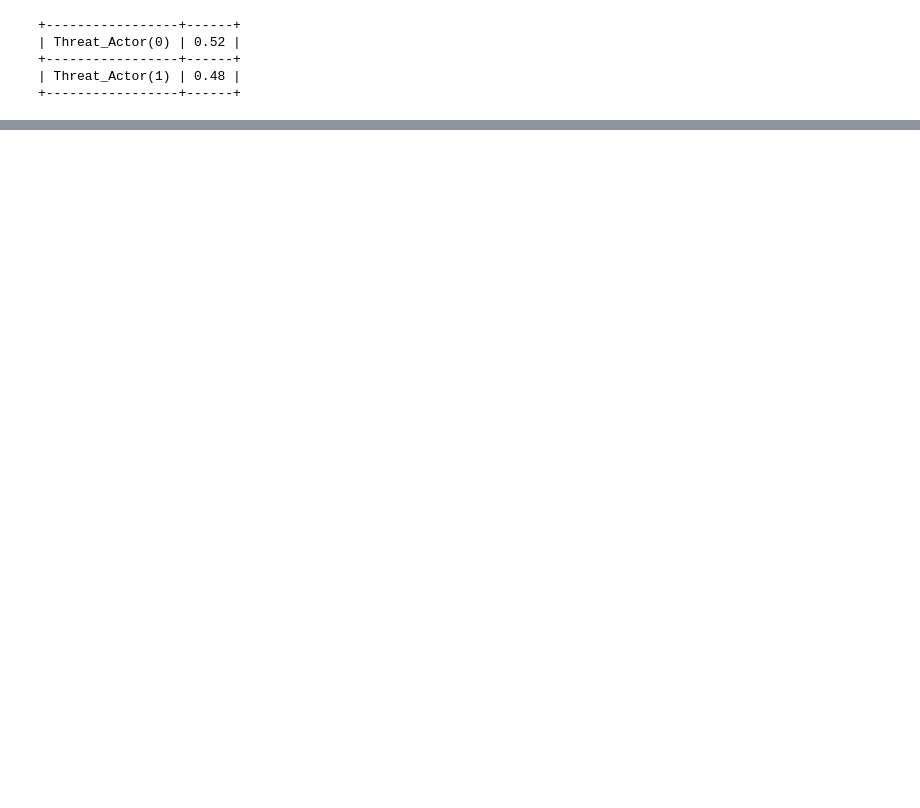
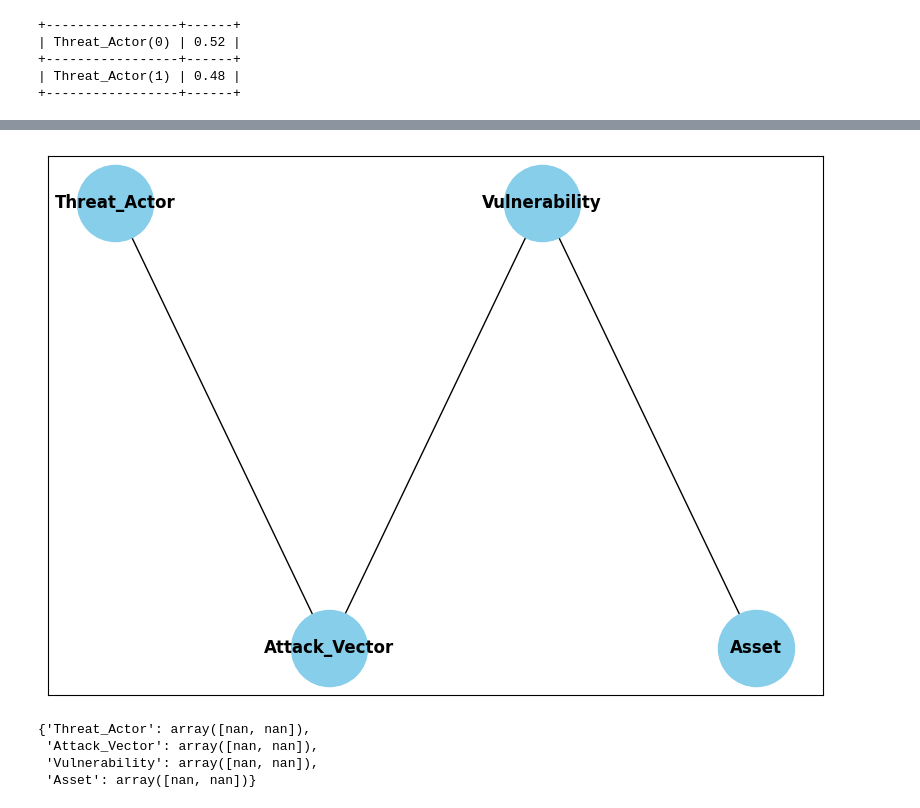
Before and after one commit to Swaroop-Srisailam/Bayesian-Risk-Assessment-using-Cybersecurity-Data, a Jupyter notebook: main.ipynb, the cells around one changed output, grey strips where cells are left out. Saved outputs shown, nothing was run; the diff lists cells and outputs as text; code cells hidden in the pictures; blank space fills up the shorter version.

```diff
--- a/main.ipynb
+++ b/main.ipynb
@@ -203,0 +246,22 @@ print(cpd_attack_vector)
+# %%
+pos = {'Threat_Actor': [0, 1], 'Attack_Vector': [1, 0], 'Vulnerability': [2, 1], 'Asset': [3, 0]}
+  # Ensure positions are valid and consistent
+
+# Plot the network
+plt.figure(figsize=(10,7))
+
+# Draw nodes and edges without arrows for now
+nx.draw_networkx_nodes(model, pos, node_size=3000, node_color='skyblue')
+nx.draw_networkx_edges(model, pos, arrows=False)  # Disable arrows for edge rendering
+nx.draw_networkx_labels(model, pos, font_size=12, font_weight='bold')
+
+plt.show()
+# %% [output]
+[figure, added]
+# %%
+pos
+# %% [output]
+{'Threat_Actor': array([nan, nan]),
+ 'Attack_Vector': array([nan, nan]),
+ 'Vulnerability': array([nan, nan]),
+ 'Asset': array([nan, nan])}
```
Also changed, not shown: parts of 52 cells of this notebook.
